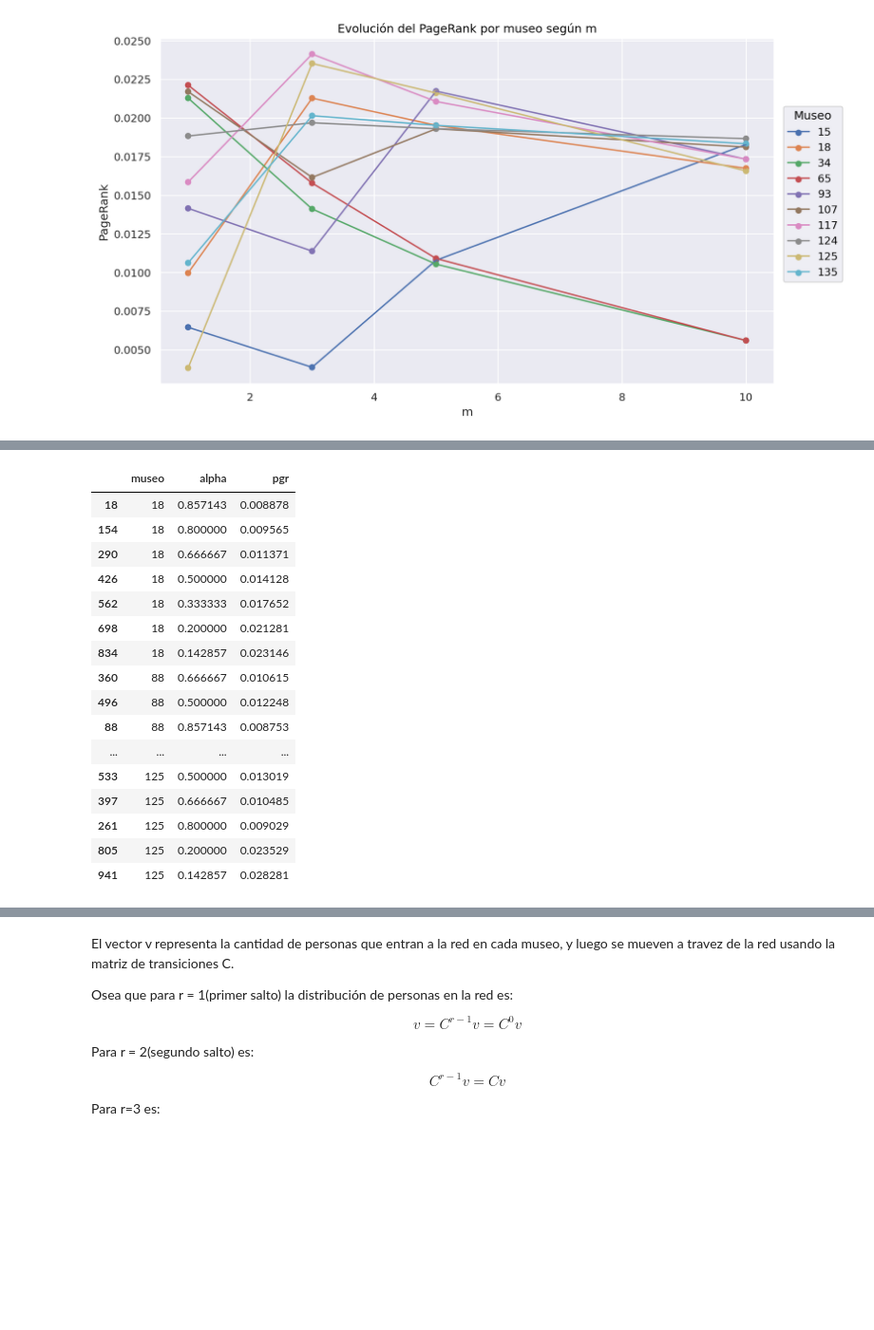
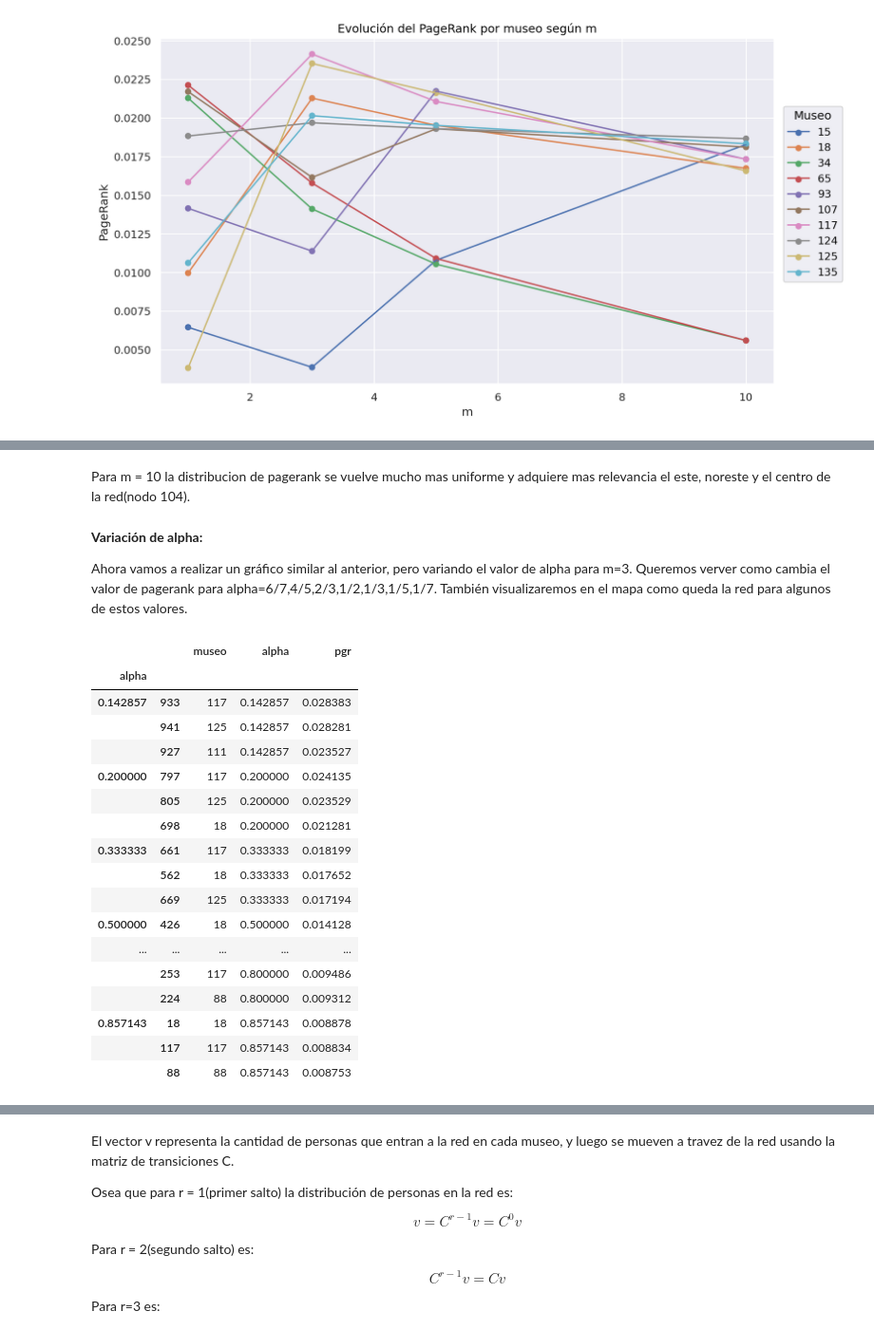
Before and after one commit to lrnyari/tp-alc, a Jupyter notebook: TP1_template.ipynb, the cells around one changed output, grey strips where cells are left out. Shown at 95% size. Drawn from its saved outputs; the diff is of its cells as text; code cells hidden in the pictures; blank space fills up the shorter version.

```diff
--- a/TP1_template.ipynb
+++ b/TP1_template.ipynb
@@ -459,35 +260,43 @@ df_filtrado.sort_values("museo")
+# %% [markdown]
+Para m = 10 la distribucion de pagerank se vuelve mucho mas uniforme y adquiere mas relevancia el este, noreste y el centro de la red(nodo 104).
+# %% [markdown]
+**Variación de alpha:**
+
+Ahora vamos a realizar un gráfico similar al anterior, pero variando el valor de alpha para m=3.
+Queremos verver como cambia el valor de pagerank para alpha=6/7,4/5,2/3,1/2,1/3,1/5,1/7.
+También visualizaremos en el mapa como queda la red para algunos de estos valores.
 # %%
 dic = template_funciones.dicPagerankSobreAlpha(D, 3,  [6/7, 4/5, 2/3, 1/2, 1/3, 1/5, 1/7])
 df = pd.DataFrame(dic)
 # %%
 #Obtengo los 3 museos centrales para cada valor de alpha
-top3_por_m = df.groupby('alpha').apply(lambda g: g.nlargest(3, 'pgr'))
+top3_por_alpha = df.groupby('alpha').apply(lambda g: g.nlargest(3, 'pgr'))
 
 
 #Devuelve un array con los museos centrales para cada m
-museos_top = top3_por_m['museo'].unique()
+museos_top = top3_por_alpha['museo'].unique()
 
 #Filtro el dataframe original para quedarme con todos los valores de los museos centrales
-df_filtrado = df[df['museo'].isin(museos_top)]
-df_filtrado.sort_values("museo")
+df_filtrados = df[df['museo'].isin(museos_top)]
 # %% [output]
-|  | museo | alpha | pgr |
-| 18 | 18 | 0.857143 | 0.008878 |
-| 154 | 18 | 0.800000 | 0.009565 |
-| 290 | 18 | 0.666667 | 0.011371 |
-| 426 | 18 | 0.500000 | 0.014128 |
-| 562 | 18 | 0.333333 | 0.017652 |
-| 698 | 18 | 0.200000 | 0.021281 |
-| 834 | 18 | 0.142857 | 0.023146 |
-| 360 | 88 | 0.666667 | 0.010615 |
-| 496 | 88 | 0.500000 | 0.012248 |
-| 88 | 88 | 0.857143 | 0.008753 |
-| ... | ... | ... | ... |
-| 533 | 125 | 0.500000 | 0.013019 |
-| 397 | 125 | 0.666667 | 0.010485 |
-| 261 | 125 | 0.800000 | 0.009029 |
-| 805 | 125 | 0.200000 | 0.023529 |
-| 941 | 125 | 0.142857 | 0.028281 |
+|  |  | museo | alpha | pgr |
+| alpha |  |  |  |  |
+| 0.142857 | 933 | 117 | 0.142857 | 0.028383 |
+|  | 941 | 125 | 0.142857 | 0.028281 |
+|  | 927 | 111 | 0.142857 | 0.023527 |
+| 0.200000 | 797 | 117 | 0.200000 | 0.024135 |
+|  | 805 | 125 | 0.200000 | 0.023529 |
+|  | 698 | 18 | 0.200000 | 0.021281 |
+| 0.333333 | 661 | 117 | 0.333333 | 0.018199 |
+|  | 562 | 18 | 0.333333 | 0.017652 |
+|  | 669 | 125 | 0.333333 | 0.017194 |
+| 0.500000 | 426 | 18 | 0.500000 | 0.014128 |
+| ... | ... | ... | ... | ... |
+|  | 253 | 117 | 0.800000 | 0.009486 |
+|  | 224 | 88 | 0.800000 | 0.009312 |
+| 0.857143 | 18 | 18 | 0.857143 | 0.008878 |
+|  | 117 | 117 | 0.857143 | 0.008834 |
+|  | 88 | 88 | 0.857143 | 0.008753 |
 # %%
 (
     so.Plot(df_filtrado, x='alpha', y='pgr', color='museo')
```
Also changed, not shown: parts of 58 cells of this notebook.
